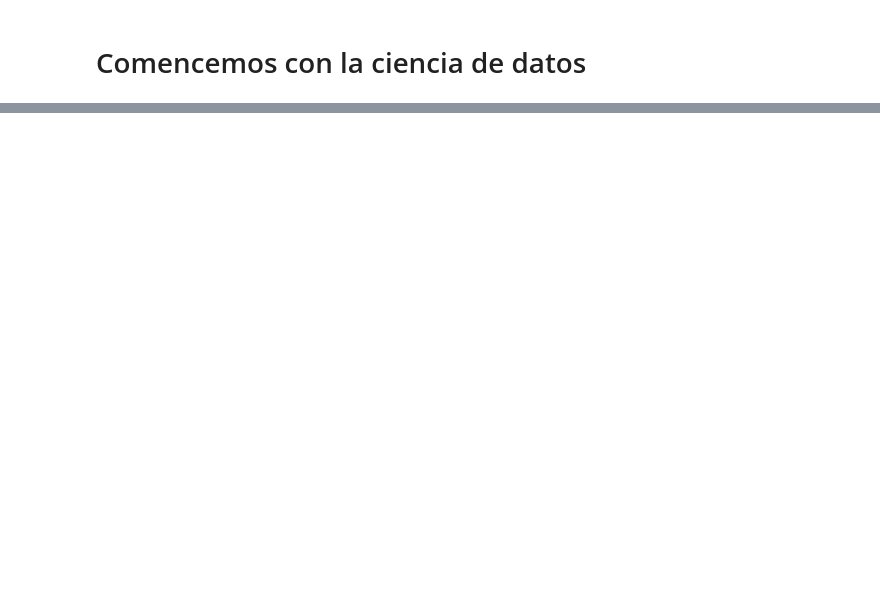
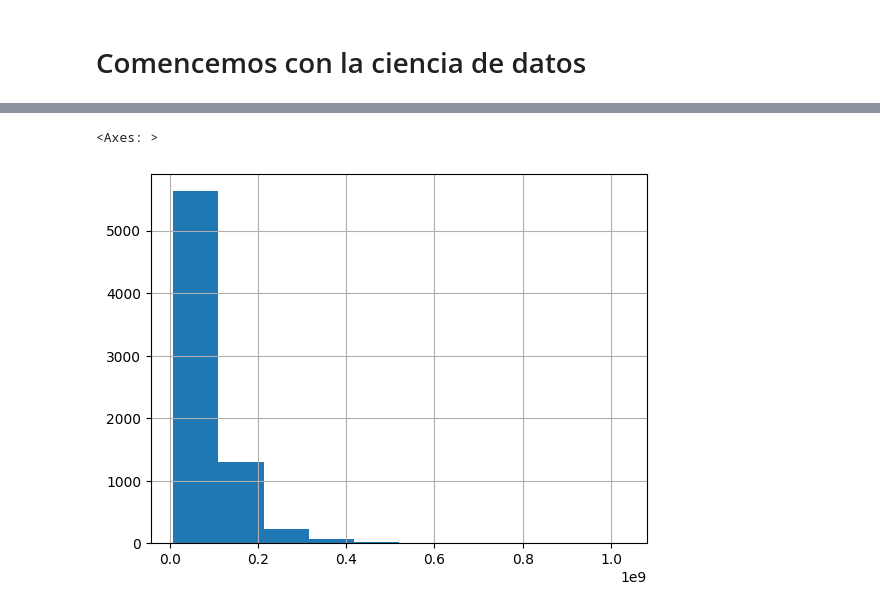
Before and after one commit to Wilmar3752/python_basic_ds_course, a Jupyter notebook: notebooks/2.eda.ipynb, the cells around one changed output, grey strips where cells are left out. Cells and saved outputs as stored; diff of their text form; code cells hidden in the pictures; blank space fills up the shorter version.

```diff
--- a/notebooks/2.eda.ipynb
+++ b/notebooks/2.eda.ipynb
@@ -18,0 +94,5 @@ data.head()
+# %%
+data['price'].hist()
+# %% [output]
+<Axes: >
+[figure, added]
```
Also changed, not shown: parts of 14 cells of this notebook, 6 other files.
